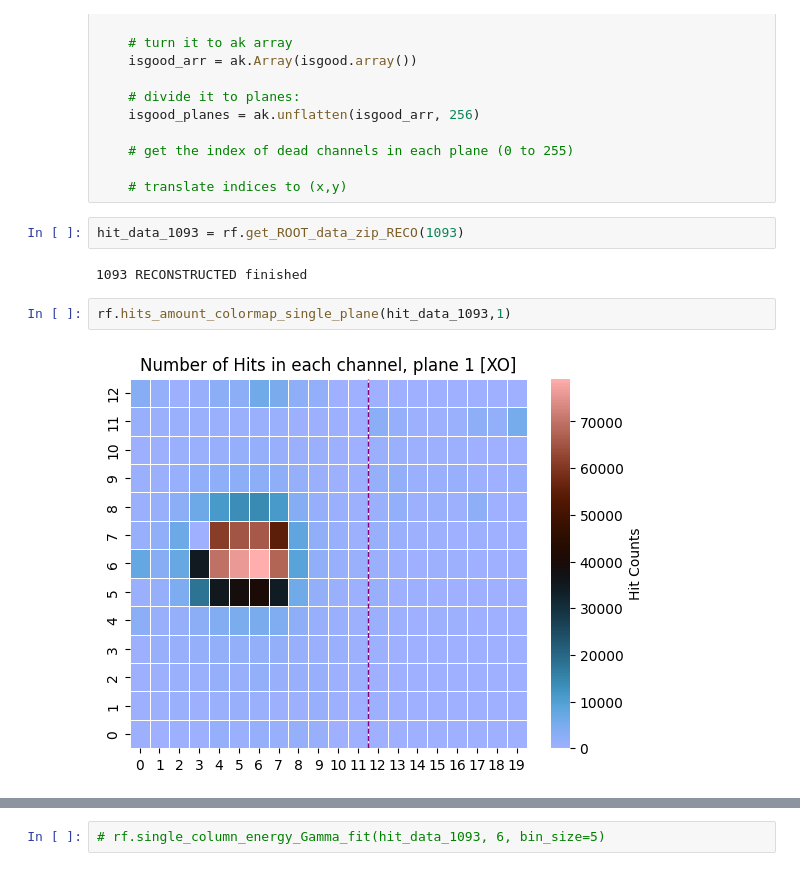
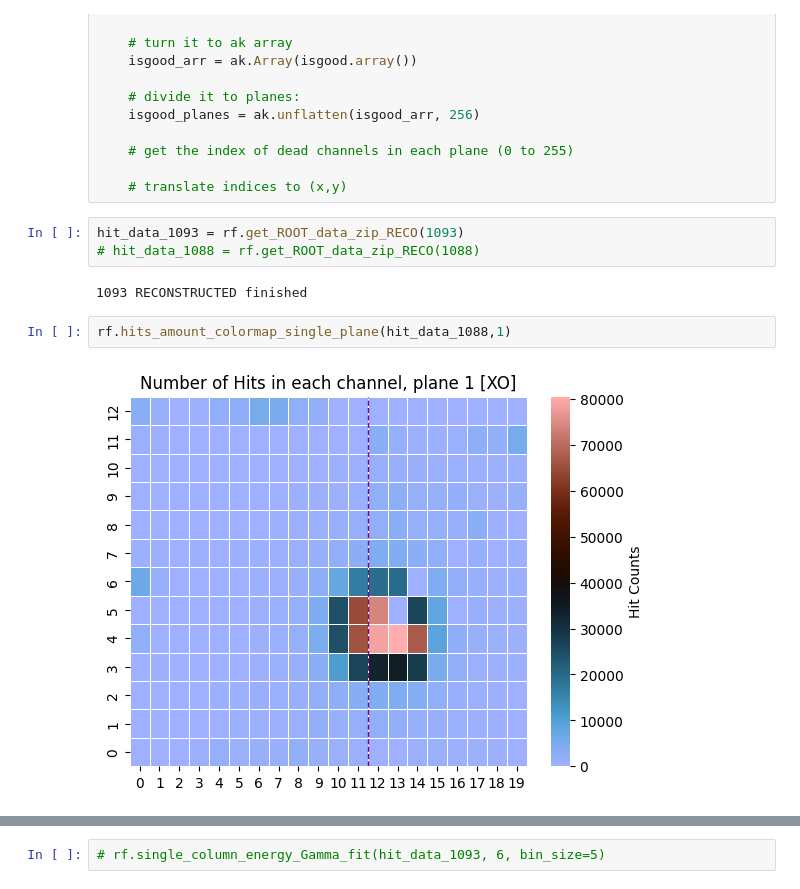
Before and after one commit to Ben-David-Ben/F-Cal-TB-Project, a Jupyter notebook: TB2025_Gap.ipynb, the cells around one changed output, grey strips where cells are left out. Cells and saved outputs as stored; diff of their text form.

```diff
--- a/TB2025_Gap.ipynb
+++ b/TB2025_Gap.ipynb
@@ -31,9 +29,10 @@ def dead_channels(run_number):
     # translate indices to (x,y)
 # %%
 hit_data_1093 = rf.get_ROOT_data_zip_RECO(1093)
+# hit_data_1088 = rf.get_ROOT_data_zip_RECO(1088)
 # %% [output]
 1093 RECONSTRUCTED finished
 # %%
-rf.hits_amount_colormap_single_plane(hit_data_1093,1)
+rf.hits_amount_colormap_single_plane(hit_data_1088,1)
 # %% [output]
-[figure, old version]
+[figure, new version]
```
Also changed, not shown: parts of 7 cells of this notebook, 4 other files.
